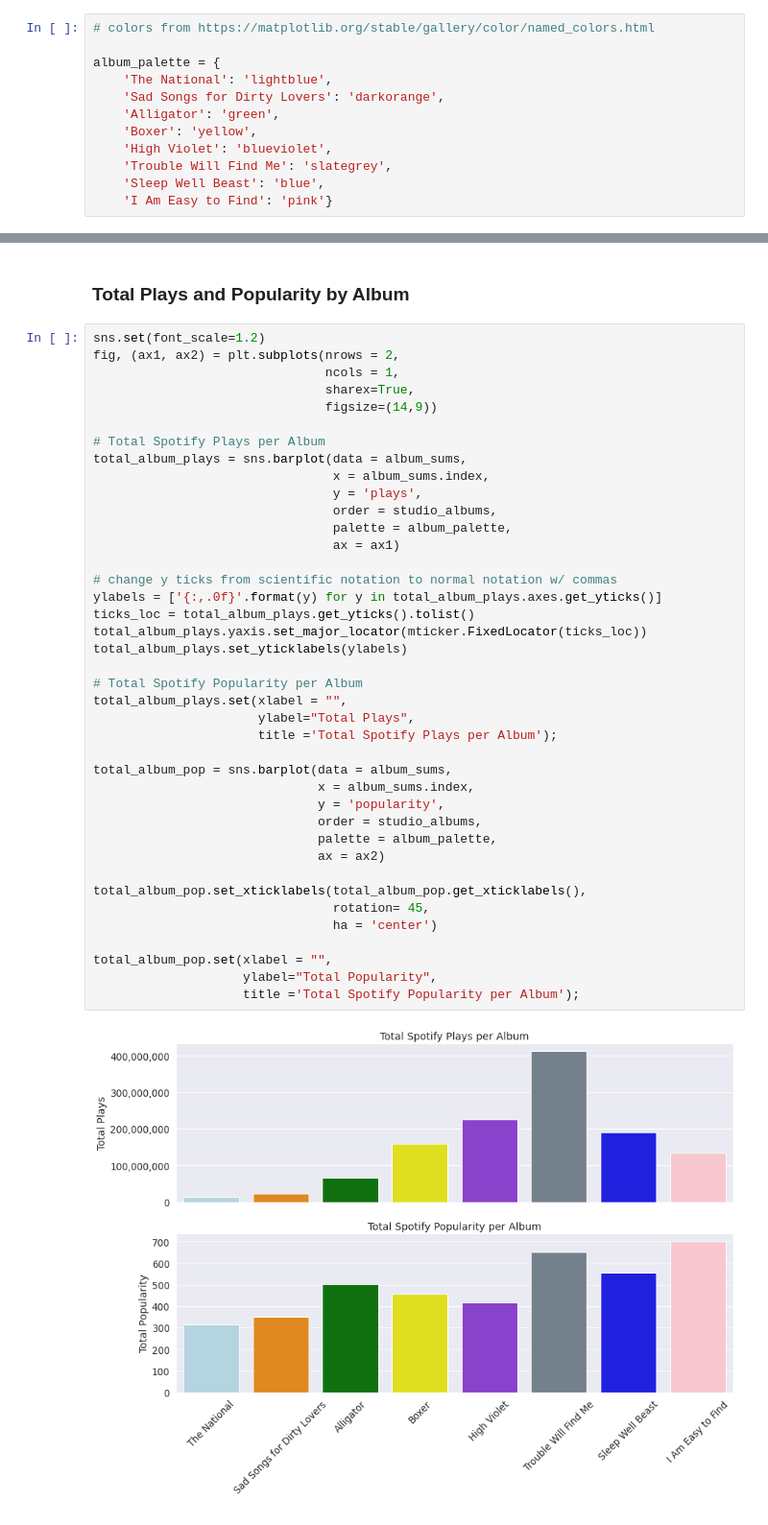
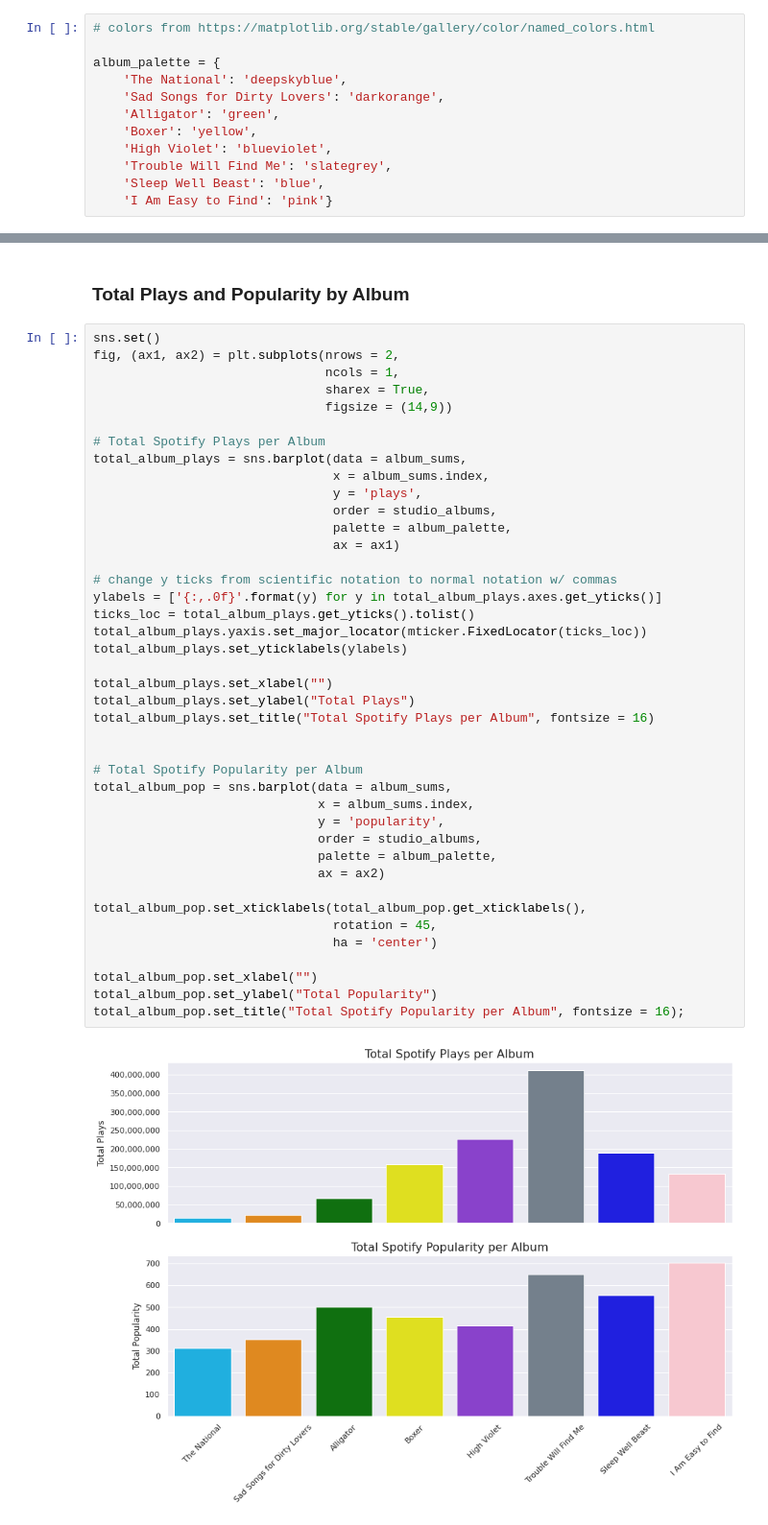
Before and after one commit to codey-phoun/SpotifyAudioFeatures_TheNational, a Jupyter notebook: Spotipy_The_National.ipynb, the cells around one changed output, grey strips where cells are left out. Shown at 96% size. Saved outputs shown, nothing was run; the diff lists cells and outputs as text.

Commit message:
Added Audio Feature visuals and Play and Popularity visuals

```diff
--- a/Spotipy_The_National.ipynb
+++ b/Spotipy_The_National.ipynb
@@ -488,7 +490,7 @@ import seaborn as sns
 # colors from https://matplotlib.org/stable/gallery/color/named_colors.html
 
 album_palette = {
-    'The National': 'lightblue',
+    'The National': 'deepskyblue',
     'Sad Songs for Dirty Lovers': 'darkorange',
     'Alligator': 'green',
     'Boxer': 'yellow',
@@ -521,44 +523,45 @@ album_sums
 # %% [markdown]
 ### Total Plays and Popularity by Album
 # %%
-sns.set(font_scale=1.2)
+sns.set()
 fig, (ax1, ax2) = plt.subplots(nrows = 2,
                                ncols = 1,
-                               sharex=True,
-                               figsize=(14,9))
+                               sharex = True,
+                               figsize = (14,9))
 
 # Total Spotify Plays per Album
 total_album_plays = sns.barplot(data = album_sums,
                                 x = album_sums.index,
                                 y = 'plays',
                                 order = studio_albums,
                                 palette = album_palette,
                                 ax = ax1)
 
 # change y ticks from scientific notation to normal notation w/ commas
 ylabels = ['{:,.0f}'.format(y) for y in total_album_plays.axes.get_yticks()]
 ticks_loc = total_album_plays.get_yticks().tolist()
 total_album_plays.yaxis.set_major_locator(mticker.FixedLocator(ticks_loc))
 total_album_plays.set_yticklabels(ylabels)
 
+total_album_plays.set_xlabel("")
+total_album_plays.set_ylabel("Total Plays")
+total_album_plays.set_title("Total Spotify Plays per Album", fontsize = 16)
+
+
 # Total Spotify Popularity per Album
-total_album_plays.set(xlabel = "",
-                      ylabel="Total Plays",
-                      title ='Total Spotify Plays per Album');
-
 total_album_pop = sns.barplot(data = album_sums,
                               x = album_sums.index,
                               y = 'popularity',
                               order = studio_albums,
                               palette = album_palette,
                               ax = ax2)
 
 total_album_pop.set_xticklabels(total_album_pop.get_xticklabels(),
-                                rotation= 45,
+                                rotation = 45,
                                 ha = 'center')
 
-total_album_pop.set(xlabel = "",
-                    ylabel="Total Popularity",
-                    title ='Total Spotify Popularity per Album');
+total_album_pop.set_xlabel("")
+total_album_pop.set_ylabel("Total Popularity")
+total_album_pop.set_title("Total Spotify Popularity per Album", fontsize = 16);
 # %% [output]
-[figure, old version]
+[figure, new version]
```
Also changed, not shown: parts of 48 cells of this notebook.
